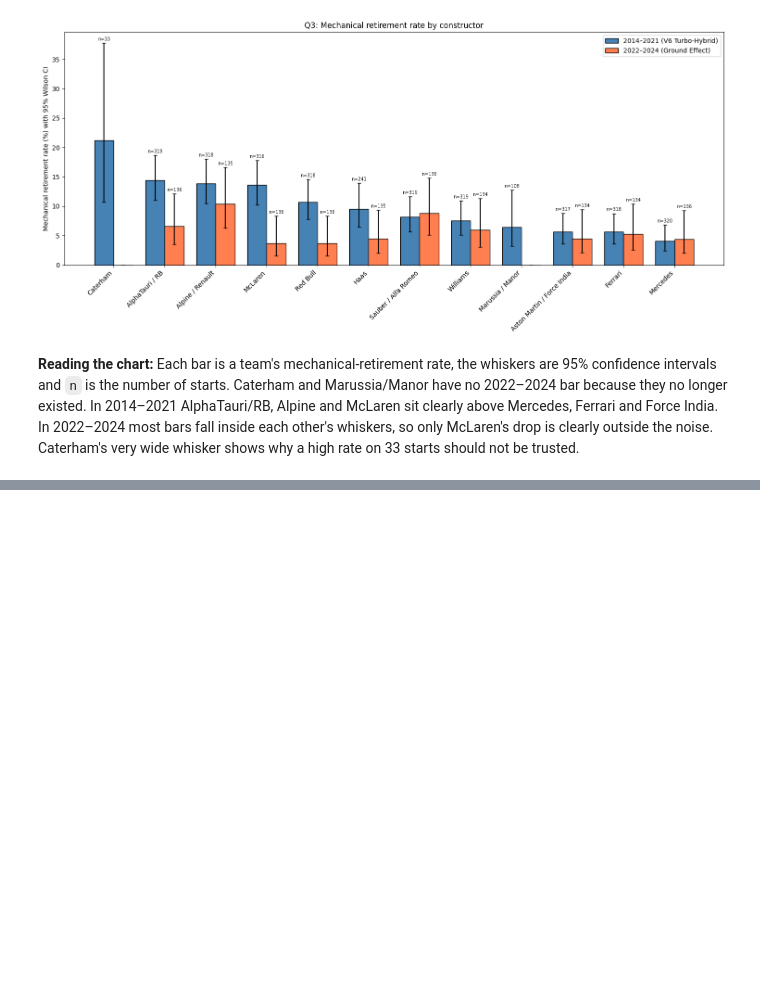
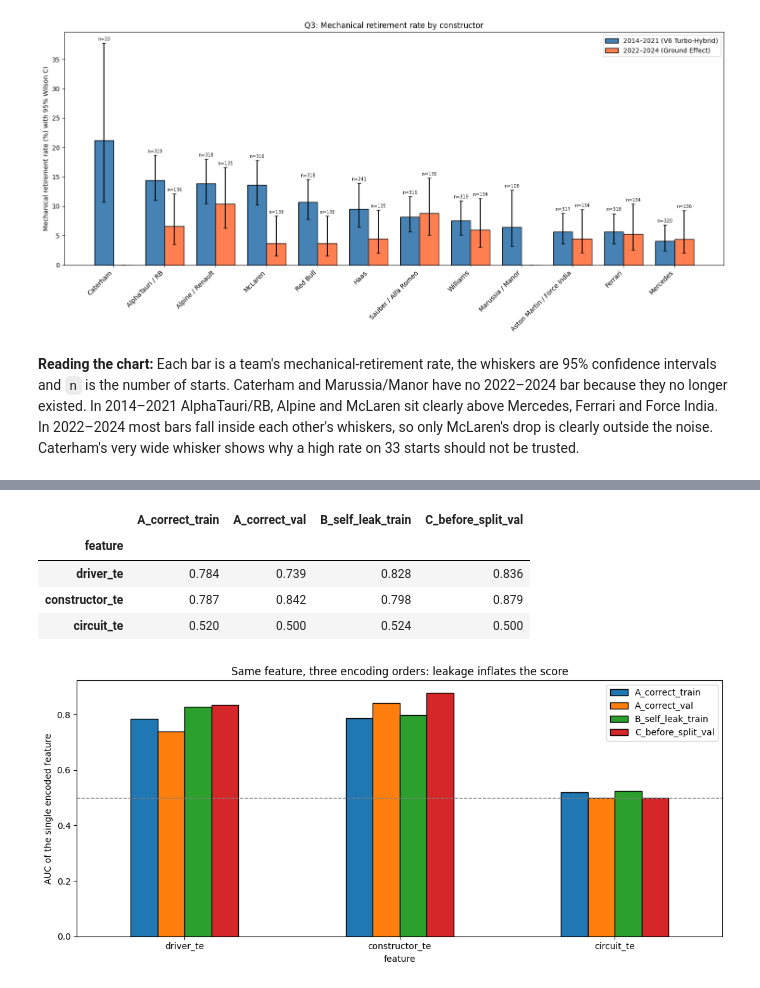
Before and after one commit to youssefyouki/team_12-acl-project-F1-predictoion, a Jupyter notebook: f1-prediction.ipynb, the cells around one changed output, grey strips where cells are left out. Saved outputs shown, nothing was run; the diff lists cells and outputs as text; code cells hidden in the pictures; blank space fills up the shorter version.

```diff
--- a/f1-prediction.ipynb
+++ b/f1-prediction.ipynb
@@ -2040,0 +2314,36 @@ The bar chart shows the raw rates per grid band. The logistic regression isolate
+# %%
+# ── Experiment: does the order of "encode" and "split" matter? ───────────────
+def encode_static(stats_source, target, col, m=M):
+    prior = stats_source['podium'].mean()
+    st = stats_source.groupby(col)['podium'].agg(s='sum', n='count')
+    s = target[col].map(st['s']).fillna(0)
+    n = target[col].map(st['n']).fillna(0)
+    return (s + m * prior) / (n + m)
+
+rows = []
+for col, name in ENCODE.items():
+    rows.append({
+        'feature': name,
+        # A) correct: expanding past-only encoding for train, train stats for val
+        'A_correct_train':      roc_auc_score(train_df['podium'], train_df[name]),
+        'A_correct_val':        roc_auc_score(val_df['podium'],   val_df[name]),
+        # B) wrong: one static table from all train rows, applied to those same rows
+        'B_self_leak_train':    roc_auc_score(train_df['podium'], encode_static(train_df, train_df, col)),
+        # C) wrong: statistics fitted on ALL data (train+val+test) BEFORE splitting
+        'C_before_split_val':   roc_auc_score(val_df['podium'],   encode_static(model_df, val_df, col)),
+    })
+exp = pd.DataFrame(rows).set_index('feature')
+display(exp.round(3))
+
+ax = exp.plot.bar(figsize=(11, 5), edgecolor='black')
+ax.set_ylabel('AUC of the single encoded feature')
+ax.set_title('Same feature, three encoding orders: leakage inflates the score')
+ax.axhline(0.5, color='gray', linestyle='--', linewidth=1)
+plt.xticks(rotation=0); plt.tight_layout(); plt.show()
+# %% [output]
+|  | A_correct_train | A_correct_val | B_self_leak_train | C_before_split_val |
+| feature |  |  |  |  |
+| driver_te | 0.784 | 0.739 | 0.828 | 0.836 |
+| constructor_te | 0.787 | 0.842 | 0.798 | 0.879 |
+| circuit_te | 0.520 | 0.500 | 0.524 | 0.500 |
+[figure, added]
```
Also changed, not shown: parts of 52 cells of this notebook.
